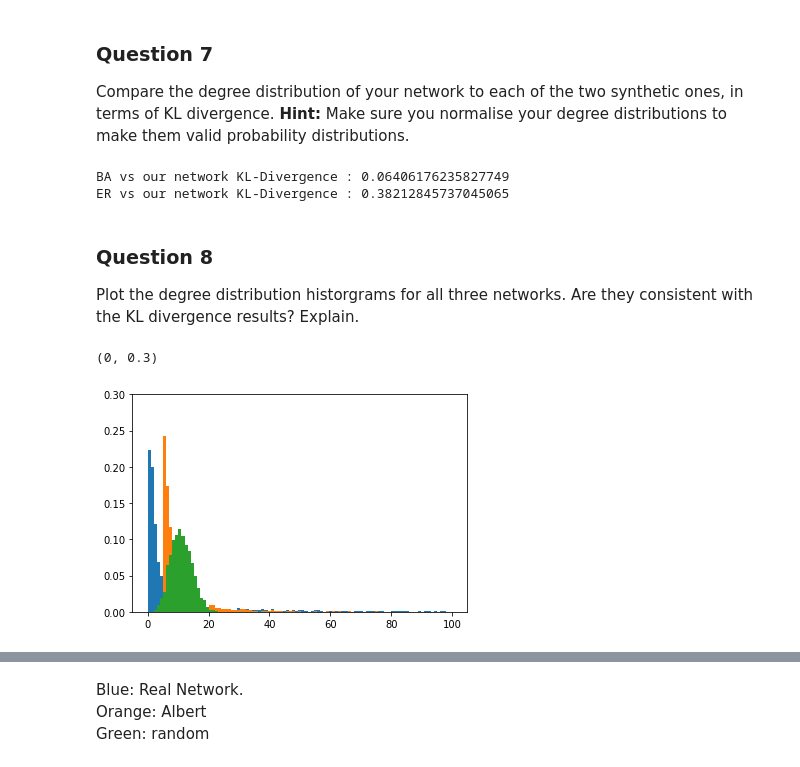
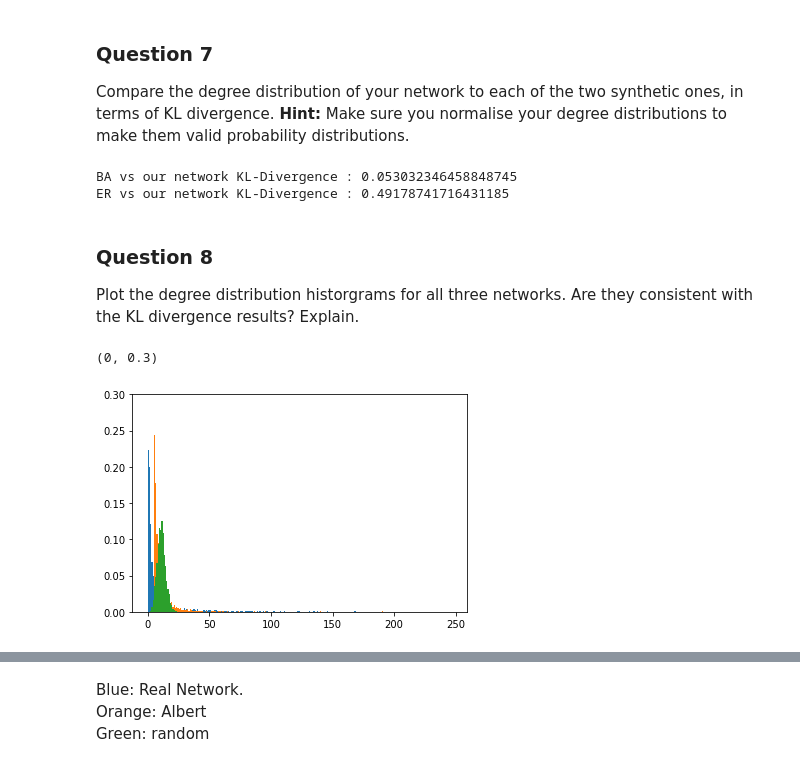
Before and after one commit to dsalathe/group_ntds, a Jupyter notebook: 2_network_models.ipynb, the cells around one changed output, grey strips where cells are left out. Saved outputs shown, nothing was run; the diff lists cells and outputs as text; code cells hidden in the pictures.

```diff
--- a/2_network_models.ipynb
+++ b/2_network_models.ipynb
@@ -251,6 +251,12 @@ However, the average degree per node is clearly near 5.86 than 3174.13, (it was
 
 Compare the number of edges in all three networks (your real network, the Erdős–Rényi network, and the Barabási-Albert netowk).
 # %%
+seed = 2
+
+p = 2 * n_edges / ( n_nodes * (n_nodes-1) )
+er = erdos_renyi(n_nodes, p, seed)
+ba = barabasi_albert(n_nodes, m, seed)
+
 print("Number of edges Erdos-Reni :", er.sum() / 2)
 print("Number of edges B-A:", ba.sum() / 2)
 print("Number of edges in our network:", n_edges)
@@ -378,19 +389,20 @@ compare_ER = kl_divergence(our_dist, er_dist, bins = 19)
 print("BA vs our network KL-Divergence :",compare_BA)
 print("ER vs our network KL-Divergence :", compare_ER)
 # %% [output]
-BA vs our network KL-Divergence : 0.06406176235827749
-ER vs our network KL-Divergence : 0.38212845737045065
+BA vs our network KL-Divergence : 0.053032346458848745
+ER vs our network KL-Divergence : 0.49178741716431185
 # %% [markdown]
 ### Question 8
 
 Plot the degree distribution historgrams for all three networks. Are they consistent with the KL divergence results? Explain.
 # %%
 weights = np.ones_like(our_histo) / float(n_nodes)
-b = np.linspace(0, 100, 100)
-plt.hist(our_histo, weights=weights, bins=b)
-plt.hist(ba_histo, weights=weights, bins=b)
-plt.hist(er_histo, weights=weights, bins=b)
+max_ = len(our_dist)
+b1 = np.linspace(0, max_, max_)
+plt.hist(our_histo, weights=weights, bins=b1)
+plt.hist(ba_histo, weights=weights, bins=b1)
+plt.hist(er_histo, weights=weights, bins=b1)
 plt.ylim((0, 0.3))
 # %% [output]
 (0, 0.3)
-[figure, old version]
+[figure, new version]
```
Also changed, not shown: parts of 7 cells of this notebook.
